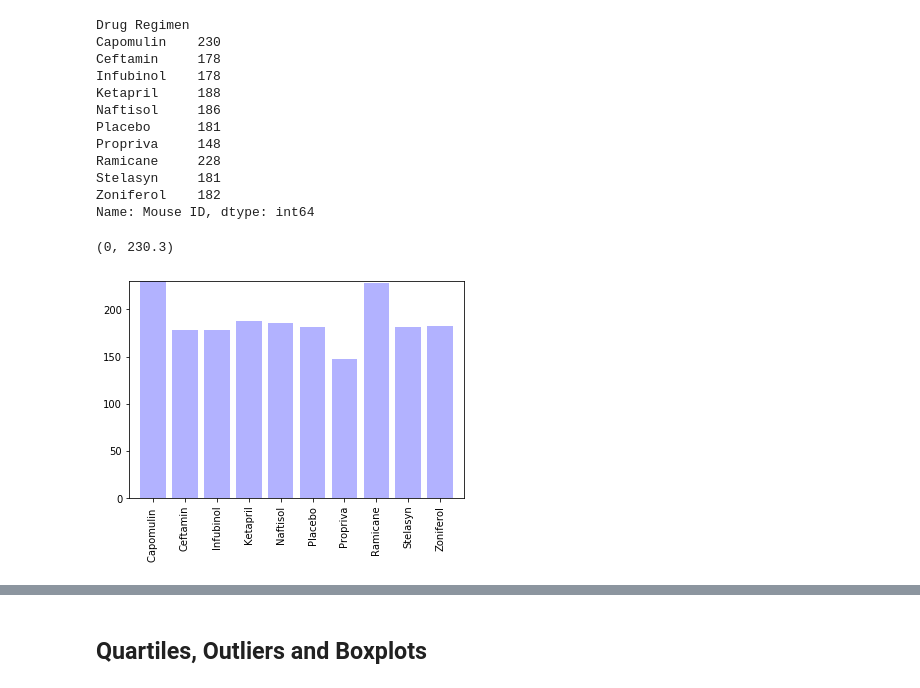
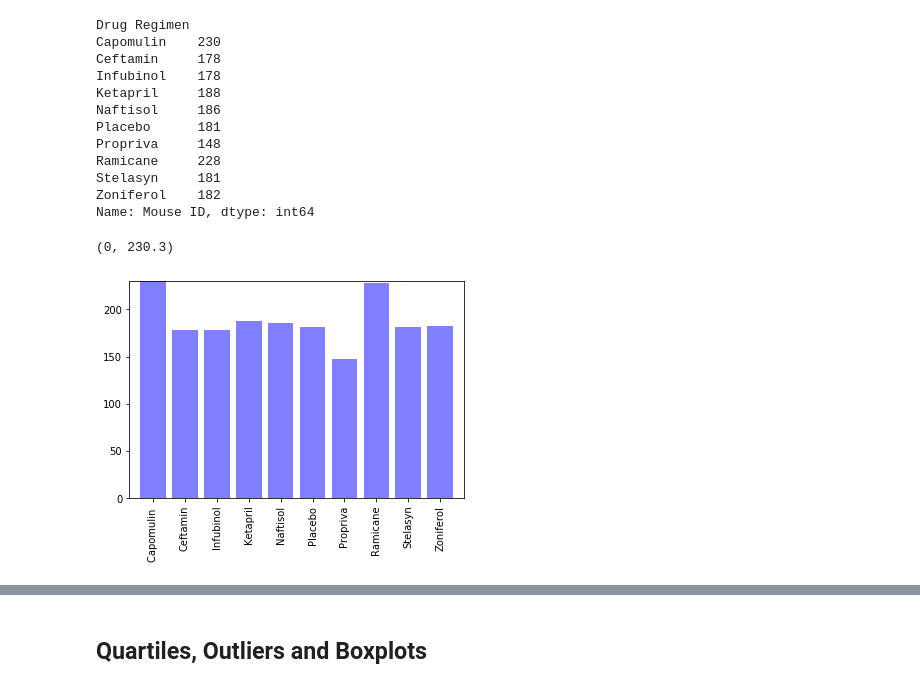
Before and after one commit to temidolan/Matplotlib_Challenge, a Jupyter notebook: Pymaceuticals/pymaceuticals_tumor_homework.ipynb, the cells around one changed output, grey strips where cells are left out. Cells and saved outputs as stored; diff of their text form; code cells hidden in the pictures.

Commit message:
scatter plot edits

```diff
--- a/Pymaceuticals/pymaceuticals_tumor_homework.ipynb
+++ b/Pymaceuticals/pymaceuticals_tumor_homework.ipynb
@@ -177,13 +177,13 @@ Name: Mouse ID, dtype: int64
 # %%
 # Generate a bar plot showing the total number of mice for each treatment throughout the course of the study using pyplot.
 #generare array from mice_treatment_bar
 mice_treatment_array=[230,178,178,188,186,181,148,228,181,182]
 x_axis=np.arange(len(mice_treatment_bar))
-plt.bar(x_axis, mice_treatment_array, color= "b", align="center", alpha = 0.3)
+plt.bar(x_axis, mice_treatment_array, color= "b", align="center", alpha = 0.5)
 tick_locations= [x for x in x_axis]
 plt.xticks(tick_locations,["Capomulin ","Ceftamin","Infubinol","Ketapril","Naftisol","Placebo","Propriva","Ramicane","Stelasyn","Zoniferol"],rotation="vertical")
 plt.xlim(-0.75, len(x_axis)-0.25)
 plt.ylim(0, max(mice_treatment_bar)+ 0.3)
 # %% [output]
 (0, 230.3)
-[figure, old version]
+[figure, new version]
```
Also changed, not shown: parts of 5 cells of this notebook.
